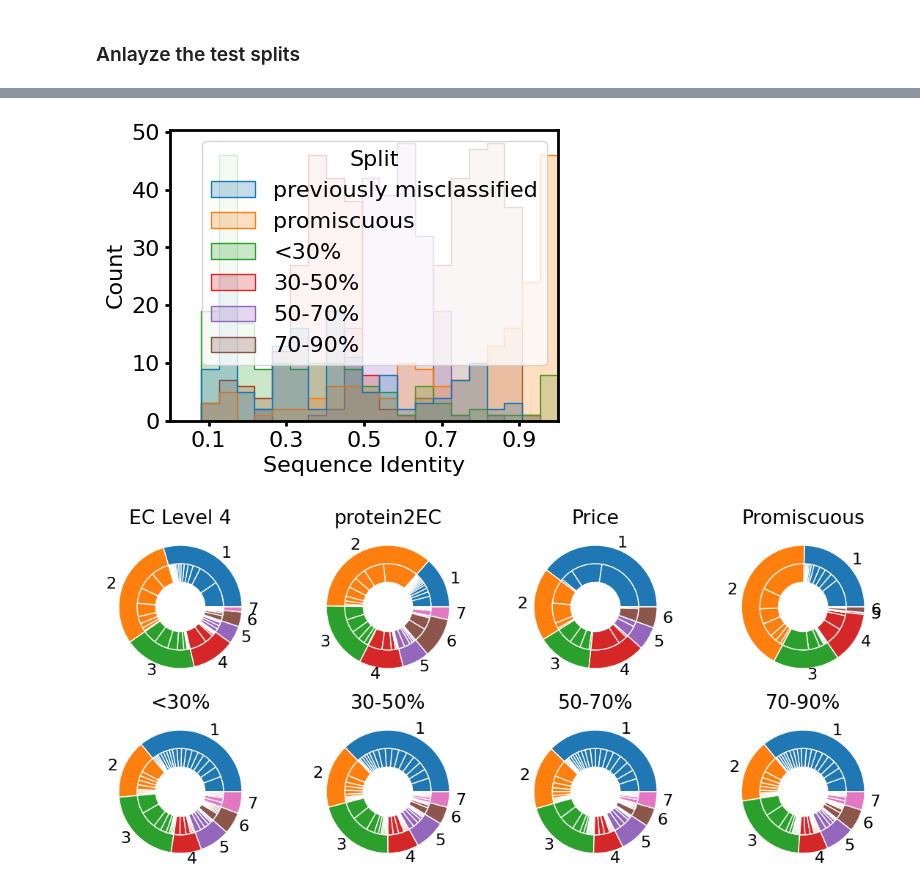
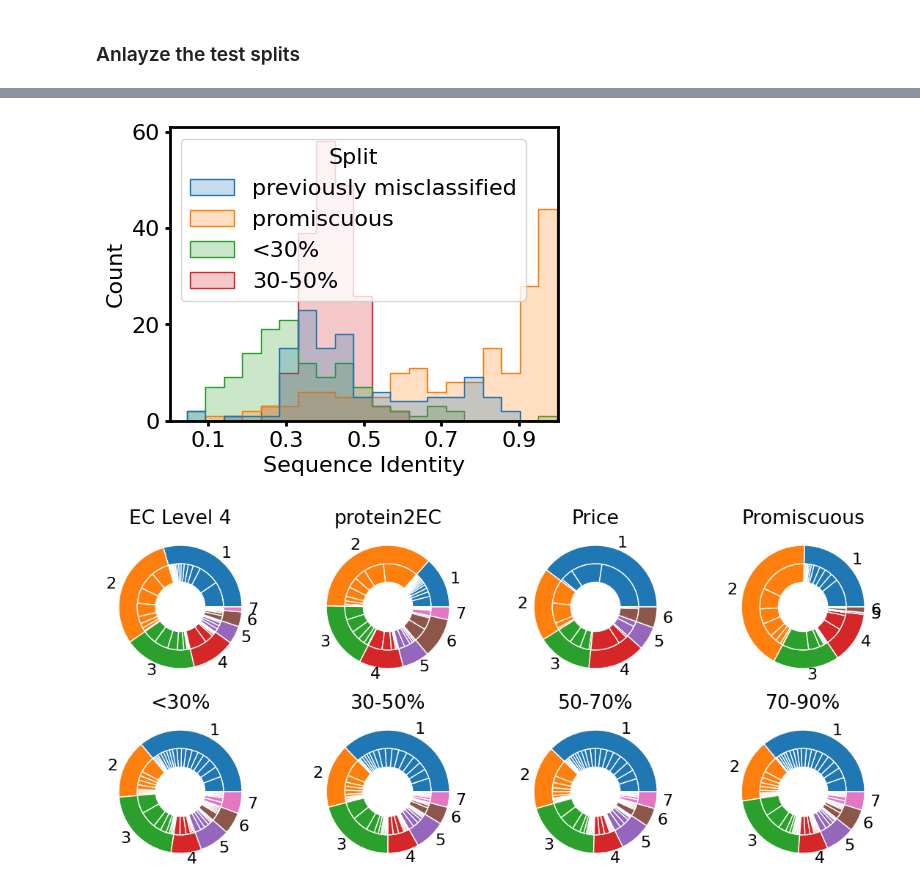
Before and after one commit to jsunn-y/CARE, a Jupyter notebook: generate_datasets_splits/dataset_visualization.ipynb, the cells around one changed output, grey strips where cells are left out. Drawn from its saved outputs; the diff is of its cells as text; code cells hidden in the pictures.

Commit message:
changed task1 splitting and updated npyblast to diamond

```diff
--- a/generate_datasets_splits/dataset_visualization.ipynb
+++ b/generate_datasets_splits/dataset_visualization.ipynb
@@ -331,22 +323,23 @@ protein_df_list = [protein2EC.drop_duplicates(subset='EC number'), protein2EC, p
 # %%
 import npysearch as npy
 
-title_list = ['previously misclassified', 'promiscuous', '<30%', '30-50%', '50-70%', '70-90%']
-fasta_list = ['price.fasta', 'promiscuous.fasta', 'validation_30.fasta', 'validation_50.fasta', 'validation_70.fasta', 'validation_90.fasta']
+title_list = ['previously misclassified', 'promiscuous', '<30%', '30-50%']
+fasta_list = ['price.fasta', 'promiscuous.fasta', 'validation_30.fasta', 'validation_50.fasta']
 
 def get_histograms(title_list, fasta_list):
 
     all_results = pd.DataFrame()
     #plt.subplots(2, 3, figsize=(10, 6))
-    for i in range(6):
+    for title, fasta in zip(title_list, fasta_list):
         #plt.subplot(2, 3, i+1)
-        results_prot = npy.blast(query=f'fastas/{fasta_list[i]}',
-                                 database=f'fastas/train_swissprot.fasta',
-                                 minIdentity=0,
-                                 maxAccepts=1,
-                                 alphabet="protein")
-        results = pd.DataFrame(results_prot)  # Convert this into a dataframe so that we can see it more easily
-        results['Split'] = title_list[i]
+        results = diamond_alignment(f'fastas/{fasta}', 'ref_databases/train_swissprot')
+        #results_prot = npy.blast(query=f'fastas/{fasta_list[i]}',
+                                #  database=f'fastas/train_swissprot.fasta',
+                                #  minIdentity=0,
+                                #  maxAccepts=1,
+                                #  alphabet="protein")
+        #results = pd.DataFrame(results_prot)  # Convert this into a dataframe so that we can see it more easily
+        results['Split'] = title
 
         all_results = pd.concat([all_results, results])
 
@@ -409,0 +349,3 @@ all_results
+# %%
+all_results['max_id'] = all_results['max_id']/100
+all_results
@@ -410,18 +382,18 @@ all_results
 # %%
 plt.figure(figsize=(5, 4))
-sns.histplot(all_results, x="Identity", hue="Split", element="step",stat="count", bins=20, fill=True)
+sns.histplot(all_results, x="max_id", hue="Split", element="step",stat="count", bins=20, fill=True)
 #sns.histplot(all_results, x="Identity", hue="Split", element="step",stat="count", bins=20, fill=True, legend=False)
 plt.xlim(0, 1)
 #plt.xlim(1, 2)
 plt.xticks(np.arange(0.1, 1.1, 0.2))
 plt.xlabel('Sequence Identity')
 plt.tight_layout()
 #plt.savefig('figs/task1_similiarty_histogram.png', dpi=500)
 plt.savefig('figs/task1_similiarty_histogram.svg')
 # plt.hist(results['Identity'], histtype='step', fill=False, label=title_list[i], bins=20, density=True, stacked=True)
 #         #plt.title(title_list[i])
 # %% [output]
-[figure, old version]
+[figure, new version]
 # %%
 def make_pie_charts(title_list, df_list):
 
```
Also changed, not shown: parts of 15 cells of this notebook, 17 other files.
